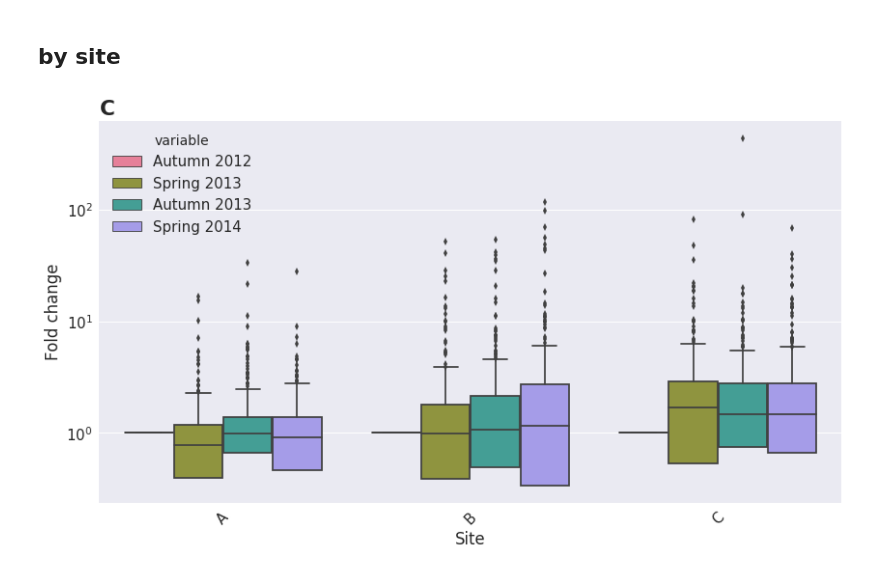
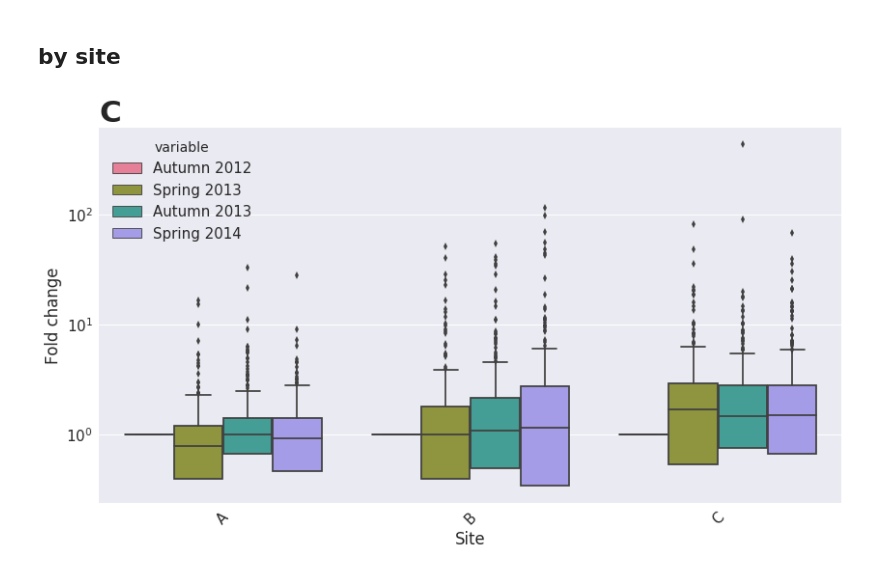
Before and after one commit to valdeanda/Time_series_mats, a Jupyter notebook: scripts/Bar_plots_composition.ipynb, the cells around one changed output. Drawn from its saved outputs; the diff is of its cells as text; code cells hidden in the pictures.

```diff
--- a/scripts/Bar_plots_composition.ipynb
+++ b/scripts/Bar_plots_composition.ipynb
@@ -377,14 +377,14 @@ plt.tight_layout()
 # %%
 fig = plt.figure(figsize=(12, 7))
 sns.set(font_scale=1.5)
 sns.boxplot(x="site", y="value", hue="variable", data=mconcat[~mmask],palette=sns.husl_palette(4, h=2))
 #sns.despine(offset=10, trim=True)
 plt.xticks(rotation=45)
 plt.yscale('log')
 plt.xlabel('Site')
 plt.ylabel('Fold change')
-plt.title("C", loc='left', weight='bold', size='large')
+plt.title("C", loc='left', weight='bold', size='xx-large')
 plt.tight_layout()
 plt.savefig("../figures/boxplot.foldchange.png", dpi=500)
 # %% [output]
-[figure, old version]
+[figure, new version]
```
Also changed, not shown: parts of 3 cells of this notebook.
